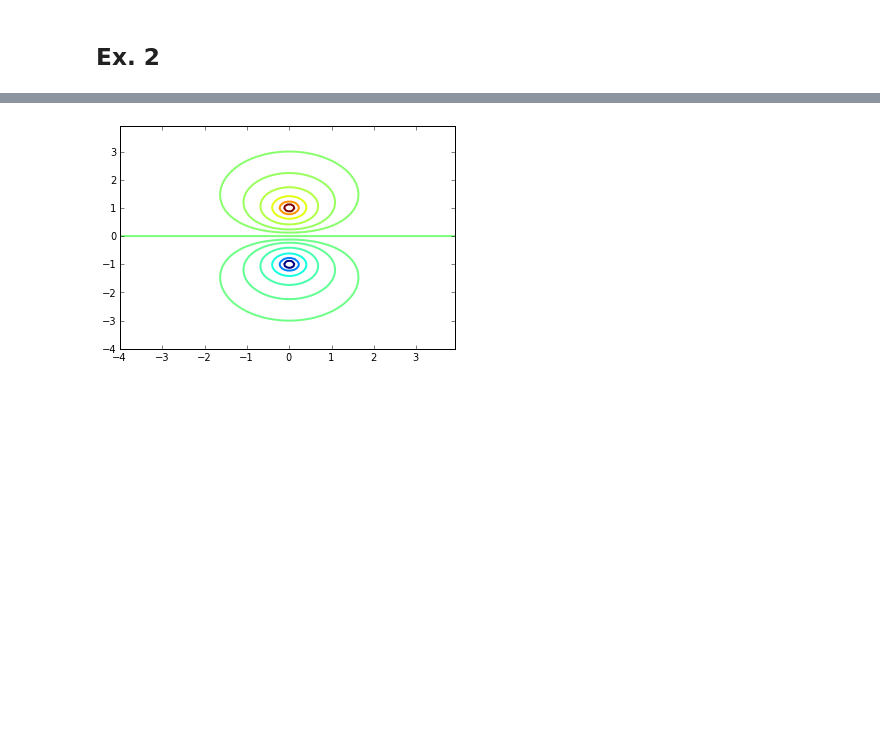
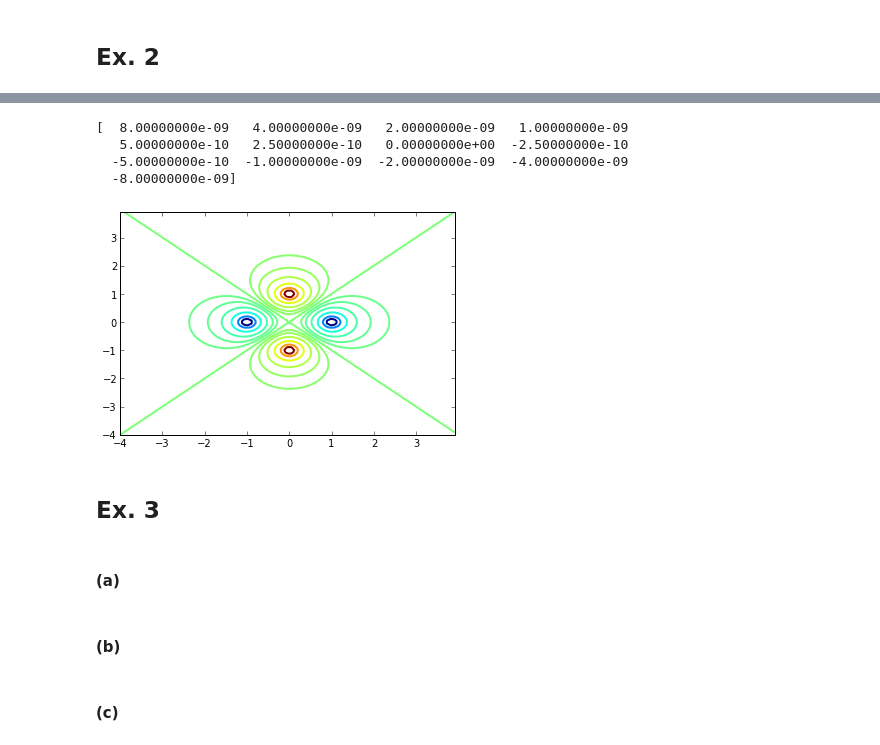
Before and after one commit to wsnyderPHYS202/PHYS202-S13, a Jupyter notebook: Week4/TuesdayNotes.ipynb, the cells around one changed output, grey strips where cells are left out. Cells and saved outputs as stored; diff of their text form; code cells hidden in the pictures; blank space fills up the shorter version.

```diff
--- a/Week4/TuesdayNotes.ipynb
+++ b/Week4/TuesdayNotes.ipynb
@@ -75,8 +75,8 @@ dy = 8./101
 
 x,y = meshgrid(arange(-4.,4.,dx),arange(-4.,4.,dy))
 
-k = 1.; d = 1.; q1 = -10**(-9); q2 = -10**(9)
-V = (k*q)/sqrt((x**2) + (y-d)**2) - (k*q)/sqrt((x**2) + (y+d)**2)
+k = 1.; d = 1.; q1 = 10**(-9); q2 = -10**(-9)
+V2 = (k*q1)/sqrt((x**2) + (y-d)**2) - (k*q2)/sqrt((x**2) + (y+d)**2) + (k*q2)/sqrt((y**2) + (x-d)**2) - (k*q1)/sqrt((y**2) + (x+d)**2)
 # %%
 fig = figure()
 ax = fig.gca(projection = '3d')
@@ -92,5 +92,21 @@ cset = ax.contour(x, y, V, zdir = 'y', ofset = -2., cmap = cm.coolwarm)
+# %%
+new_levels = array([])
+count = 0
+for q in levels:
+    new_levels = np.append(new_levels, q*(10**(-9)))
+    count += 1
+print new_levels
+# %% [output]
+[  8.00000000e-09   4.00000000e-09   2.00000000e-09   1.00000000e-09
+   5.00000000e-10   2.50000000e-10   0.00000000e+00  -2.50000000e-10
+  -5.00000000e-10  -1.00000000e-09  -2.00000000e-09  -4.00000000e-09
+  -8.00000000e-09]
 # %%
-contour(x,y,V,levels, linewidths = 2)
+contour(x,y,V2,new_levels, linewidths = 2)
 show()
 # %% [output]
-[figure, old version]
+[figure, new version]
+# %% [markdown]
+## Ex. 3
+# %% [markdown]
+#### (a)
@@ -96,0 +118,2 @@ show()
+# %% [markdown]
+#### (b)
@@ -96,0 +127,2 @@ show()
+# %% [markdown]
+#### (c)
```
Also changed, not shown: parts of 7 cells of this notebook.
